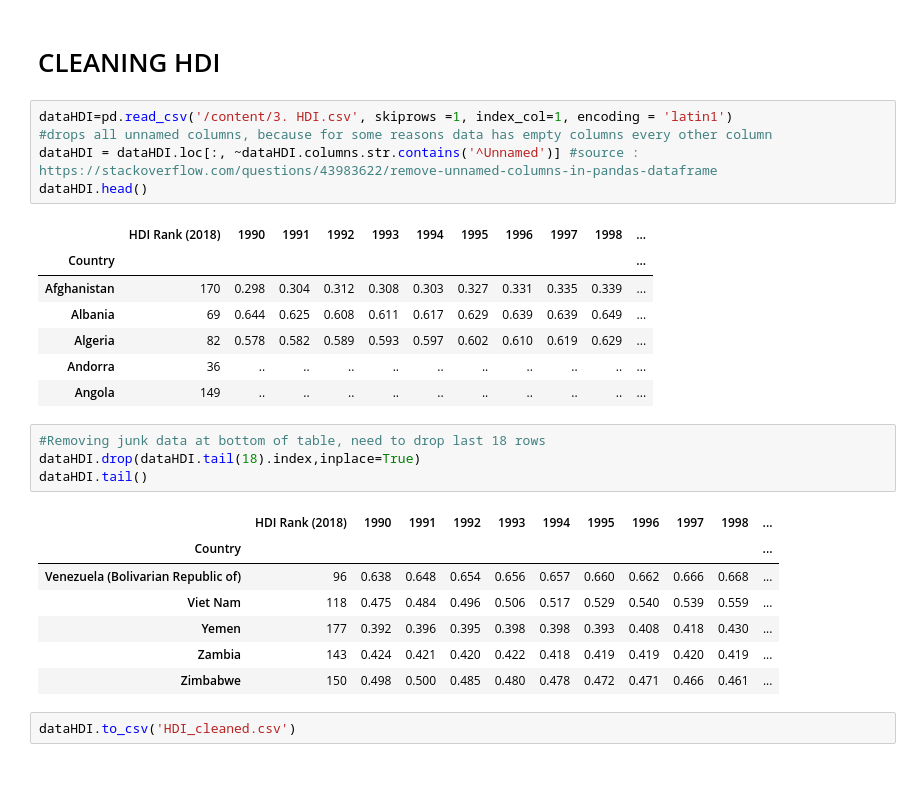
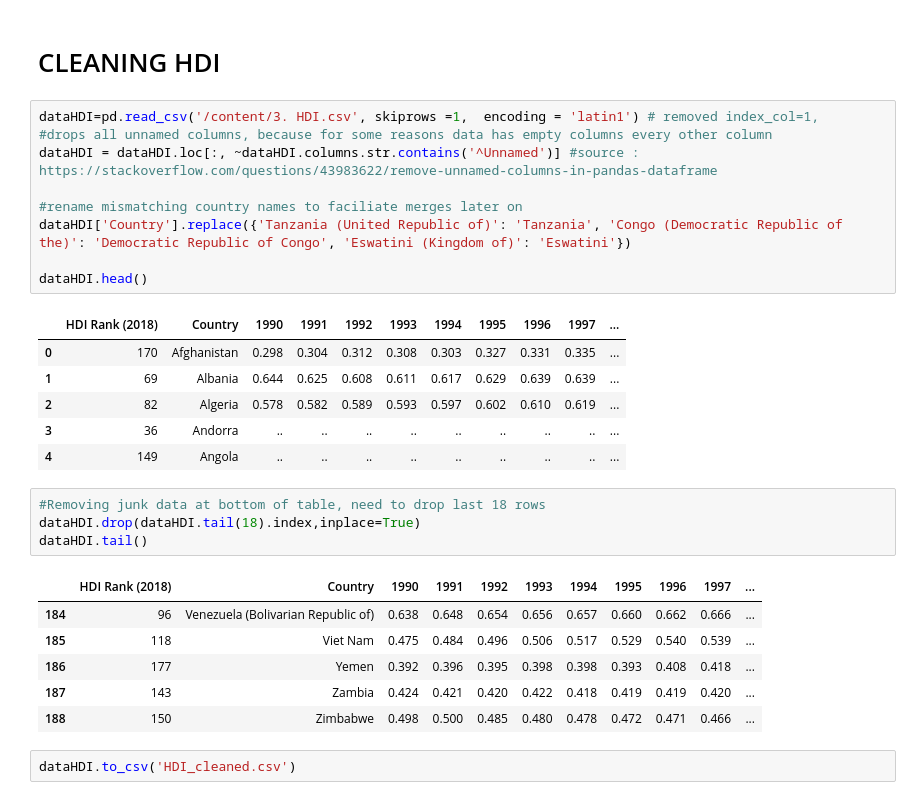
Before and after one commit to shagun-dhaliwal/Practice-Repository-, a Jupyter notebook: QM2_Project_Cleaning_Datasets.ipynb, the cells around one changed output. Cells and saved outputs as stored; diff of their text form; blank space fills up the shorter version.

```diff
--- a/QM2_Project_Cleaning_Datasets.ipynb
+++ b/QM2_Project_Cleaning_Datasets.ipynb
@@ -82,30 +83,32 @@ Saving 4. Female LFPR.csv to 4. Female LFPR.csv
 # %% [markdown]
 # CLEANING HDI
 # %%
-dataHDI=pd.read_csv('/content/3. HDI.csv', skiprows =1, index_col=1, encoding = 'latin1')
+dataHDI=pd.read_csv('/content/3. HDI.csv', skiprows =1,  encoding = 'latin1') # removed index_col=1,
 #drops all unnamed columns, because for some reasons data has empty columns every other column
 dataHDI = dataHDI.loc[:, ~dataHDI.columns.str.contains('^Unnamed')] #source : https://stackoverflow.com/questions/43983622/remove-unnamed-columns-in-pandas-dataframe
+
+#rename mismatching country names to faciliate merges later on
+dataHDI['Country'].replace({'Tanzania (United Republic of)': 'Tanzania', 'Congo (Democratic Republic of the)': 'Democratic Republic of Congo', 'Eswatini (Kingdom of)': 'Eswatini'})
+
 dataHDI.head()
 # %% [output]
-|  | HDI Rank (2018) | 1990 | 1991 | 1992 | 1993 | 1994 | 1995 | 1996 | 1997 | 1998 | ... |
-| Country |  |  |  |  |  |  |  |  |  |  | ... |
-| Afghanistan | 170 | 0.298 | 0.304 | 0.312 | 0.308 | 0.303 | 0.327 | 0.331 | 0.335 | 0.339 | ... |
-| Albania | 69 | 0.644 | 0.625 | 0.608 | 0.611 | 0.617 | 0.629 | 0.639 | 0.639 | 0.649 | ... |
-| Algeria | 82 | 0.578 | 0.582 | 0.589 | 0.593 | 0.597 | 0.602 | 0.610 | 0.619 | 0.629 | ... |
-| Andorra | 36 | .. | .. | .. | .. | .. | .. | .. | .. | .. | ... |
-| Angola | 149 | .. | .. | .. | .. | .. | .. | .. | .. | .. | ... |
+|  | HDI Rank (2018) | Country | 1990 | 1991 | 1992 | 1993 | 1994 | 1995 | 1996 | 1997 | ... |
+| 0 | 170 | Afghanistan | 0.298 | 0.304 | 0.312 | 0.308 | 0.303 | 0.327 | 0.331 | 0.335 | ... |
+| 1 | 69 | Albania | 0.644 | 0.625 | 0.608 | 0.611 | 0.617 | 0.629 | 0.639 | 0.639 | ... |
+| 2 | 82 | Algeria | 0.578 | 0.582 | 0.589 | 0.593 | 0.597 | 0.602 | 0.610 | 0.619 | ... |
+| 3 | 36 | Andorra | .. | .. | .. | .. | .. | .. | .. | .. | ... |
+| 4 | 149 | Angola | .. | .. | .. | .. | .. | .. | .. | .. | ... |
 # %%
 #Removing junk data at bottom of table, need to drop last 18 rows
 dataHDI.drop(dataHDI.tail(18).index,inplace=True)
 dataHDI.tail()
 # %% [output]
-|  | HDI Rank (2018) | 1990 | 1991 | 1992 | 1993 | 1994 | 1995 | 1996 | 1997 | 1998 | ... |
-| Country |  |  |  |  |  |  |  |  |  |  | ... |
-| Venezuela (Bolivarian Republic of) | 96 | 0.638 | 0.648 | 0.654 | 0.656 | 0.657 | 0.660 | 0.662 | 0.666 | 0.668 | ... |
-| Viet Nam | 118 | 0.475 | 0.484 | 0.496 | 0.506 | 0.517 | 0.529 | 0.540 | 0.539 | 0.559 | ... |
-| Yemen | 177 | 0.392 | 0.396 | 0.395 | 0.398 | 0.398 | 0.393 | 0.408 | 0.418 | 0.430 | ... |
-| Zambia | 143 | 0.424 | 0.421 | 0.420 | 0.422 | 0.418 | 0.419 | 0.419 | 0.420 | 0.419 | ... |
-| Zimbabwe | 150 | 0.498 | 0.500 | 0.485 | 0.480 | 0.478 | 0.472 | 0.471 | 0.466 | 0.461 | ... |
+|  | HDI Rank (2018) | Country | 1990 | 1991 | 1992 | 1993 | 1994 | 1995 | 1996 | 1997 | ... |
+| 184 | 96 | Venezuela (Bolivarian Republic of) | 0.638 | 0.648 | 0.654 | 0.656 | 0.657 | 0.660 | 0.662 | 0.666 | ... |
+| 185 | 118 | Viet Nam | 0.475 | 0.484 | 0.496 | 0.506 | 0.517 | 0.529 | 0.540 | 0.539 | ... |
+| 186 | 177 | Yemen | 0.392 | 0.396 | 0.395 | 0.398 | 0.398 | 0.393 | 0.408 | 0.418 | ... |
+| 187 | 143 | Zambia | 0.424 | 0.421 | 0.420 | 0.422 | 0.418 | 0.419 | 0.419 | 0.420 | ... |
+| 188 | 150 | Zimbabwe | 0.498 | 0.500 | 0.485 | 0.480 | 0.478 | 0.472 | 0.471 | 0.466 | ... |
 # %%
 dataHDI.to_csv('HDI_cleaned.csv')
 # %% [markdown]
```
Also changed, not shown: parts of 20 cells of this notebook.
